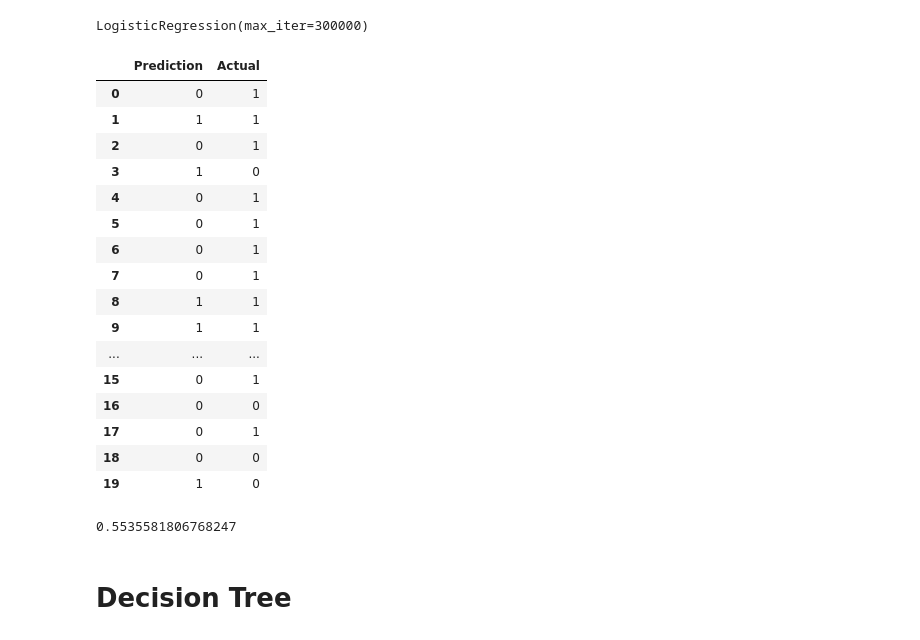
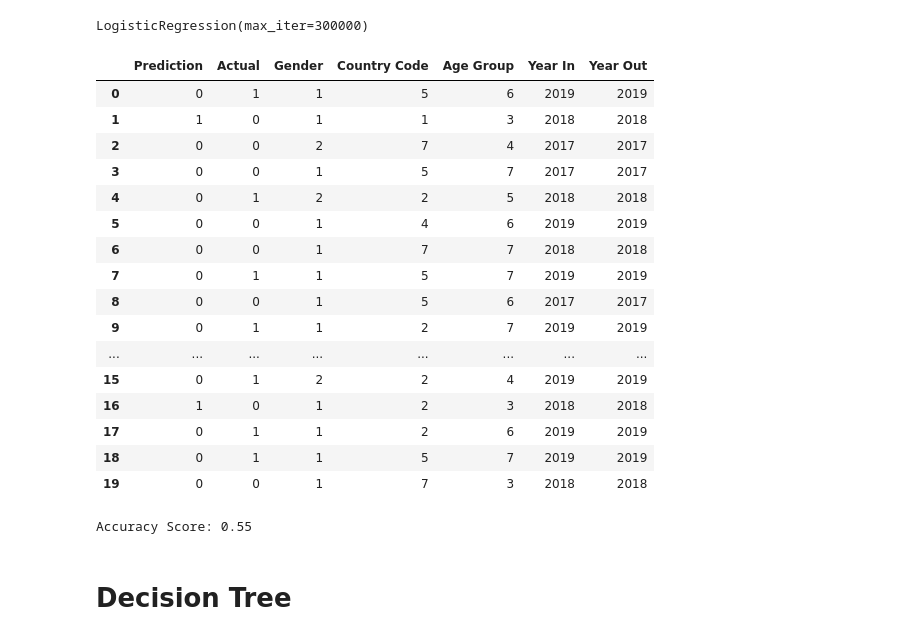
Before and after one commit to ItsEbony/CBP_Detentions, a Jupyter notebook: expl_analysis_and_ML_tests.ipynb, the cells around one changed output. Cells and saved outputs as stored; diff of their text form; code cells hidden in the pictures.

```diff
--- a/expl_analysis_and_ML_tests.ipynb
+++ b/expl_analysis_and_ML_tests.ipynb
@@ -71,7 +71,3 @@ sns.boxplot(x=cbp_df['hours_in_custody'])
 # %% [output]
 <matplotlib.axes._subplots.AxesSubplot at 0x...>
 [figure]
-# %%
-#perform log transformation
-cbp_df['log_trans'] = np.log(cbp_df['hours_in_custody'])
-cbp_df
@@ -235,23 +190,23 @@ classifier.fit(X_train, y_train)
 LogisticRegression(max_iter=300000)
 # %%
 y_pred = classifier.predict(X_test)
-results = pd.DataFrame({"Prediction": y_pred, "Actual": y_test}).reset_index(drop=True)
-results.head(20)
+logresults = pd.DataFrame({"Prediction": y_pred, "Actual": y_test, "Gender": X_test.gender, "Country Code": X_test.country_code, "Age Group": X_test.age_group, "Year In": X_test.year_in, "Year Out": X_test.year_out}).reset_index(drop=True)
+logresults.head(20)
 # %% [output]
-|  | Prediction | Actual |
-| 0 | 0 | 1 |
-| 1 | 1 | 1 |
-| 2 | 0 | 1 |
-| 3 | 1 | 0 |
-| 4 | 0 | 1 |
-| 5 | 0 | 1 |
-| 6 | 0 | 1 |
-| 7 | 0 | 1 |
-| 8 | 1 | 1 |
-| 9 | 1 | 1 |
-| ... | ... | ... |
-| 15 | 0 | 1 |
-| 16 | 0 | 0 |
-| 17 | 0 | 1 |
-| 18 | 0 | 0 |
-| 19 | 1 | 0 |
+|  | Prediction | Actual | Gender | Country Code | Age Group | Year In | Year Out |
+| 0 | 0 | 1 | 1 | 5 | 6 | 2019 | 2019 |
+| 1 | 1 | 0 | 1 | 1 | 3 | 2018 | 2018 |
+| 2 | 0 | 0 | 2 | 7 | 4 | 2017 | 2017 |
+| 3 | 0 | 0 | 1 | 5 | 7 | 2017 | 2017 |
+| 4 | 0 | 1 | 2 | 2 | 5 | 2018 | 2018 |
+| 5 | 0 | 0 | 1 | 4 | 6 | 2019 | 2019 |
+| 6 | 0 | 0 | 1 | 7 | 7 | 2018 | 2018 |
+| 7 | 0 | 1 | 1 | 5 | 7 | 2019 | 2019 |
+| 8 | 0 | 0 | 1 | 5 | 6 | 2017 | 2017 |
+| 9 | 0 | 1 | 1 | 2 | 7 | 2019 | 2019 |
+| ... | ... | ... | ... | ... | ... | ... | ... |
+| 15 | 0 | 1 | 2 | 2 | 4 | 2019 | 2019 |
+| 16 | 1 | 0 | 1 | 2 | 3 | 2018 | 2018 |
+| 17 | 0 | 1 | 1 | 2 | 6 | 2019 | 2019 |
+| 18 | 0 | 1 | 1 | 5 | 7 | 2019 | 2019 |
+| 19 | 0 | 0 | 1 | 7 | 3 | 2018 | 2018 |
@@ -258,5 +216,5 @@ results.head(20)
 # %%
 from sklearn.metrics import accuracy_score
-print(accuracy_score(y_test, y_pred))
+print(f'Accuracy Score: {accuracy_score(y_test, y_pred):.2f}')
 # %% [output]
-0.5535581806768247
+Accuracy Score: 0.55
```
Also changed, not shown: parts of 26 cells of this notebook, 8 other files.
